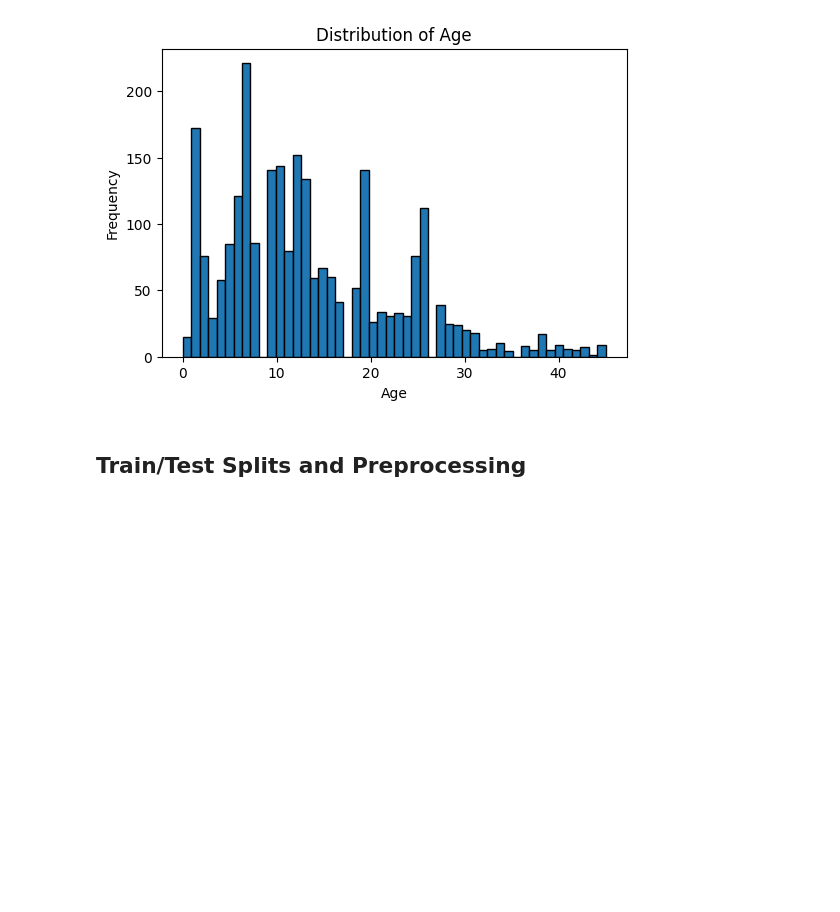
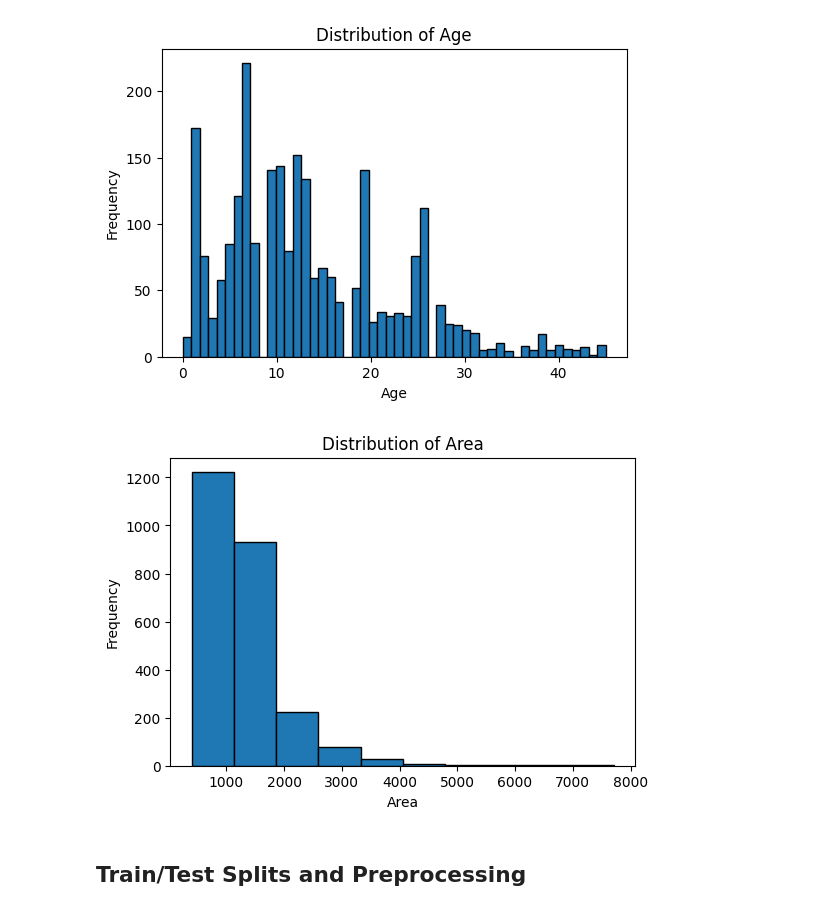
Before and after one commit to shaunechua/housing_prices, a Jupyter notebook: housing_prices.ipynb, the cells around one changed output. Saved outputs shown, nothing was run; the diff lists cells and outputs as text; code cells hidden in the pictures; blank space fills up the shorter version.

```diff
--- a/housing_prices.ipynb
+++ b/housing_prices.ipynb
@@ -74,6 +73,15 @@ plt.show()
 [figure]
 [figure]
 [figure]
+# %%
+plt.figure(figsize=(6,4))
+plt.hist(central['Area'], bins=10, edgecolor='black')
+plt.title('Distribution of Area')
+plt.xlabel('Area')
+plt.ylabel('Frequency')
+plt.show()
+# %% [output]
+[figure, added]
 # %% [markdown]
 ## Train/Test Splits and Preprocessing
 # %%
```
Also changed, not shown: parts of 8 cells of this notebook.
